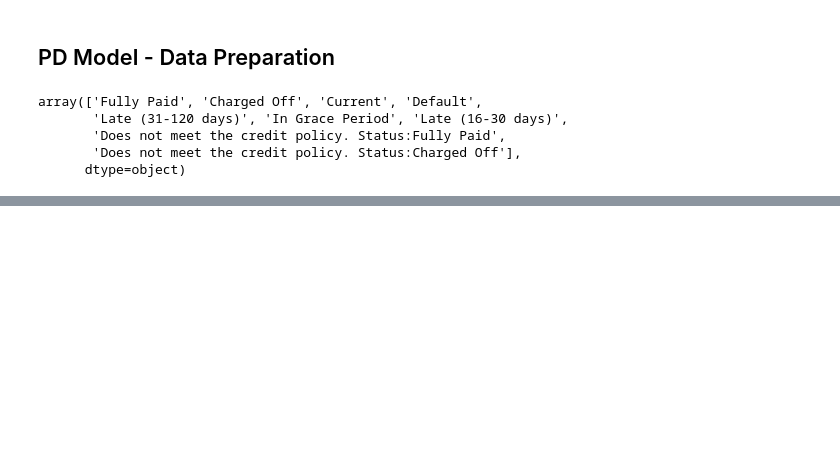
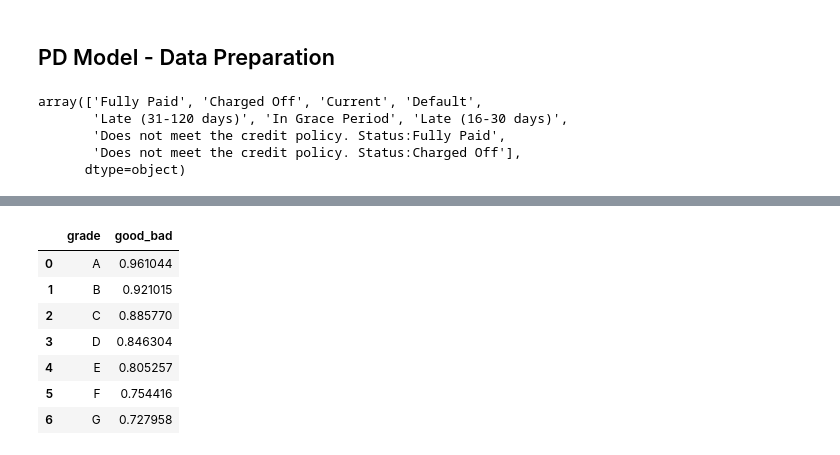
Before and after one commit to vinifranco48/risk-credit, a Jupyter notebook: notebooks/preprocessing.ipynb, the cells around one changed output, grey strips where cells are left out. Cells and saved outputs as stored; diff of their text form; code cells hidden in the pictures; blank space fills up the shorter version.

```diff
--- a/notebooks/preprocessing.ipynb
+++ b/notebooks/preprocessing.ipynb
@@ -268,0 +340,11 @@ pd.options.display.max_columns = None
+# %%
+df1.groupby(df1.columns.values[0], as_index= False)[df1.columns.values[1]].mean()
+# %% [output]
+|  | grade | good_bad |
+| 0 | A | 0.961044 |
+| 1 | B | 0.921015 |
+| 2 | C | 0.885770 |
+| 3 | D | 0.846304 |
+| 4 | E | 0.805257 |
+| 5 | F | 0.754416 |
+| 6 | G | 0.727958 |
```
Also changed, not shown: parts of 14 cells of this notebook, 1 other file.
